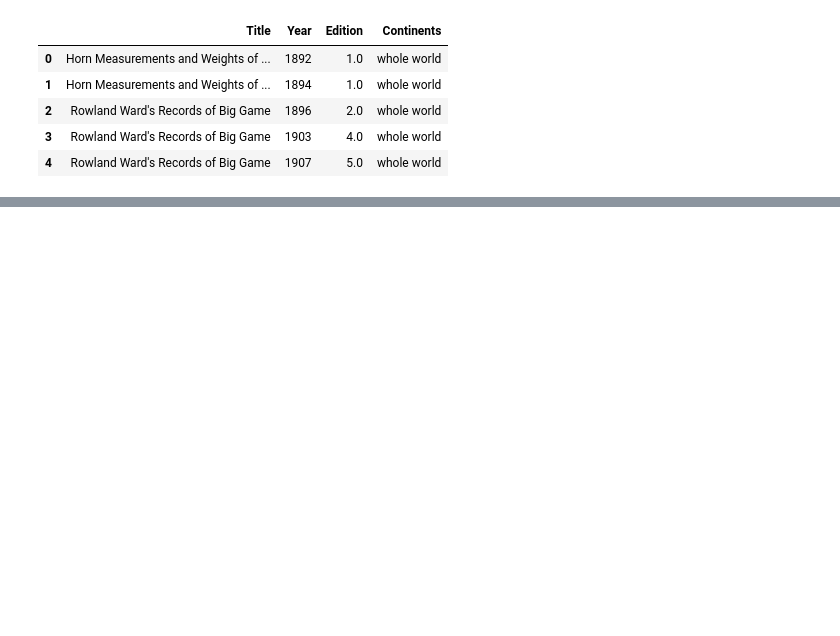
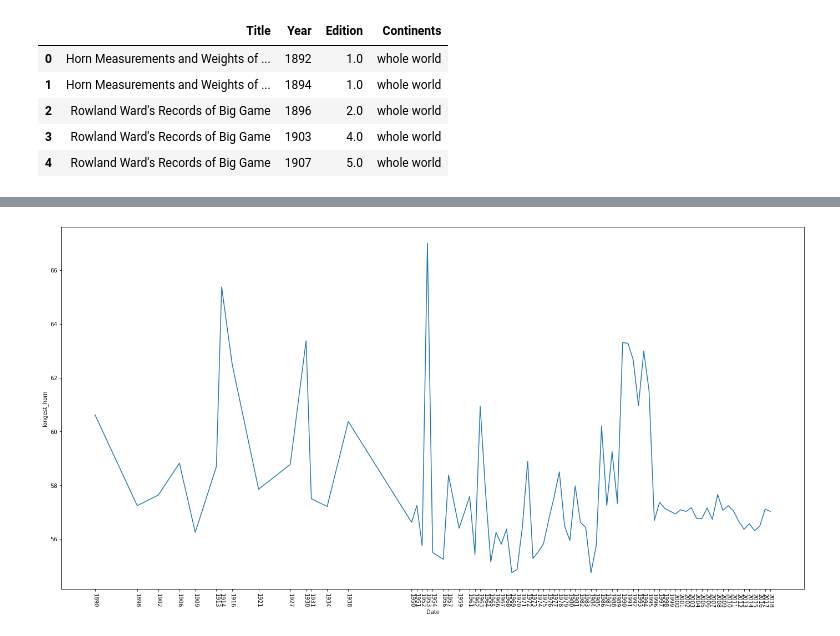
Before and after one commit to StewTaylor0/rowland_ward, a Jupyter notebook: rowlandward_analysis.ipynb, the cells around one changed output, grey strips where cells are left out. Cells and saved outputs as stored; diff of their text form; code cells hidden in the pictures; blank space fills up the shorter version.

```diff
--- a/rowlandward_analysis.ipynb
+++ b/rowlandward_analysis.ipynb
@@ -457,0 +450,14 @@ plt.show()
+# %%
+# let's see average horn size over time
+
+avg_horn_by_year = df.groupby('Date')['longest_horn'].mean().reset_index()
+
+plt.figure(figsize=(24, 12))
+sns.lineplot(x='Date', y='longest_horn', data=avg_horn_by_year)
+
+years = sorted(df['Date'].dropna().unique())
+plt.xticks(ticks=years, rotation=-90)
+
+plt.show()
+# %% [output]
+[figure, added]
```
Also changed, not shown: parts of 13 cells of this notebook.
